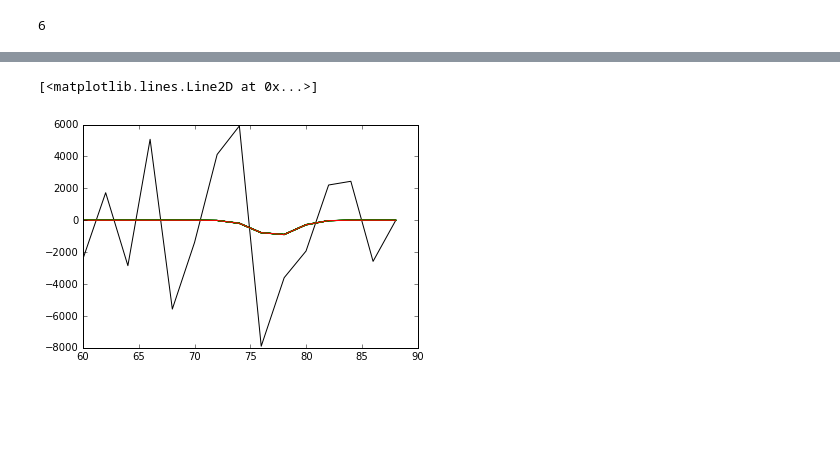
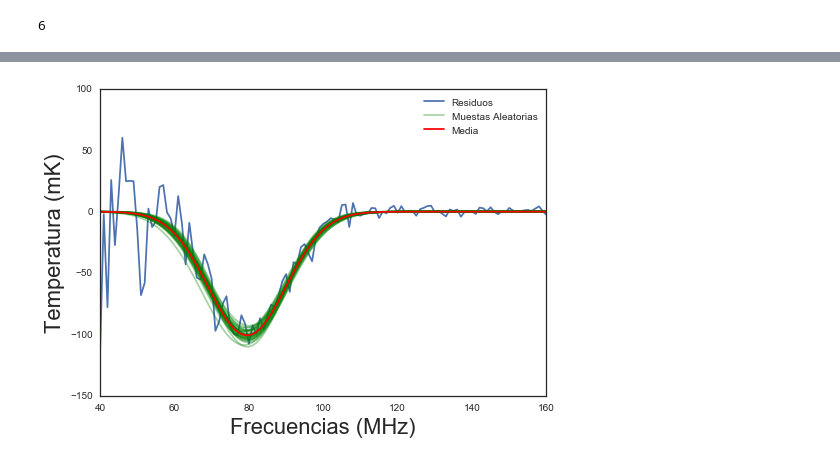
Before and after one commit to olegs22/SCI-Bayes, a Jupyter notebook: mcmc_gauss.ipynb, the cells around one changed output, grey strips where cells are left out. Saved outputs shown, nothing was run; the diff lists cells and outputs as text; code cells hidden in the pictures; blank space fills up the shorter version.

```diff
--- a/mcmc_gauss.ipynb
+++ b/mcmc_gauss.ipynb
@@ -18 +23,3 @@ sigma = radiometer(T_sky, 0.83, np.diff(frqs)[0])
+# %%
+sb.set_style("white")
 # %%
@@ -56,5 +65,8 @@ fore=foreground(frqs)
 # %%
-T_gx = fore(result.x[3],result.x[4],result.x[5])
+fore = foreground(frqs)
+T_gx2 = fore(round(result.x[3],3),round(result.x[4],3),round(result.x[5],3))
+T_gx = fore(8.13, -2.36, -0.1)
 # %%
-t_b = (T_sky - T_gx) * 1e3
+t_b = (T_sky - T_gx) * 1000.
+t_b2 = (T_sky - T_gx2)*1000.
 # %%
@@ -78,7 +97,7 @@ pos_i=[]
 np.random.seed(0)
 # %%
 for i in range(ndim):
-    z[i,:] = result.x[i] + h*np.random.rand(nwalkers)
+    z[i,:] = result.x[i] + h*np.random.randn(nwalkers)
 # %%
 for i in range(nwalkers):
     pos_i.append(np.array([z[0,i],z[1,i],z[2,i],z[3,i],z[4,i],z[5,i]]))
@@ -190,13 +180,23 @@ plt.plot(frqs, signal(mean_t, mean_n, mean_s), 'r')
 # %%
-plt.figure()
-plt.plot(frqs, t_b, 'k')
-for t, n, s, c1,c2,c3 in sampler.flatchain[np.random.randint(len(sampler.flatchain), size=50)]:
-    plt.plot(frqs,signal(t,n,s), 'g', alpha=0.35)
+
+fig2 = plt.figure()
+fg1, = plt.plot(frqs,t_b2)
+#plt.plot(frqs, signal(100., 80.,10.), 'k')
+for t, n, s, c1,c2,c3 in sampler.flatchain[np.random.randint(len(sampler.flatchain), size=30)]:
+    fg2,=plt.plot(frqs,signal(t,n,s),'g', alpha=0.35)
 
 mean_t = np.mean(sampler.flatchain[:,0])
 mean_n = np.mean(sampler.flatchain[:,1])
 mean_s = np.mean(sampler.flatchain[:,2])
-plt.plot(frqs, signal(mean_t, mean_n, mean_s), 'r')
+#mean_c1 = np.mean(sampler.flatchain[:,3])
+#mean_c2 = np.mean(sampler.flatchain[:,4])
+#mean_c3 = np.mean(sampler.flatchain[:,5])
+
+fg3,=plt.plot(frqs, signal(mean_t, mean_n, mean_s), 'r')
+#fg4, = plt.plot(frqs, (T_sky-fore(mean_c1, mean_c2, mean_c3))*1000.,'k')
+plt.legend([fg1,fg2,fg3],['Residuos','Muestas Aleatorias', 'Media'],loc='best')
+plt.xlabel('Frecuencias (MHz)',fontsize=22)
+plt.ylabel('Temperatura (mK)',fontsize=22)
+fig2.savefig('samples_g.pdf')
 # %% [output]
-[<matplotlib.lines.Line2D at 0x...>]
-[figure, old version]
+[figure, new version]
```
Also changed, not shown: parts of 22 cells of this notebook.
